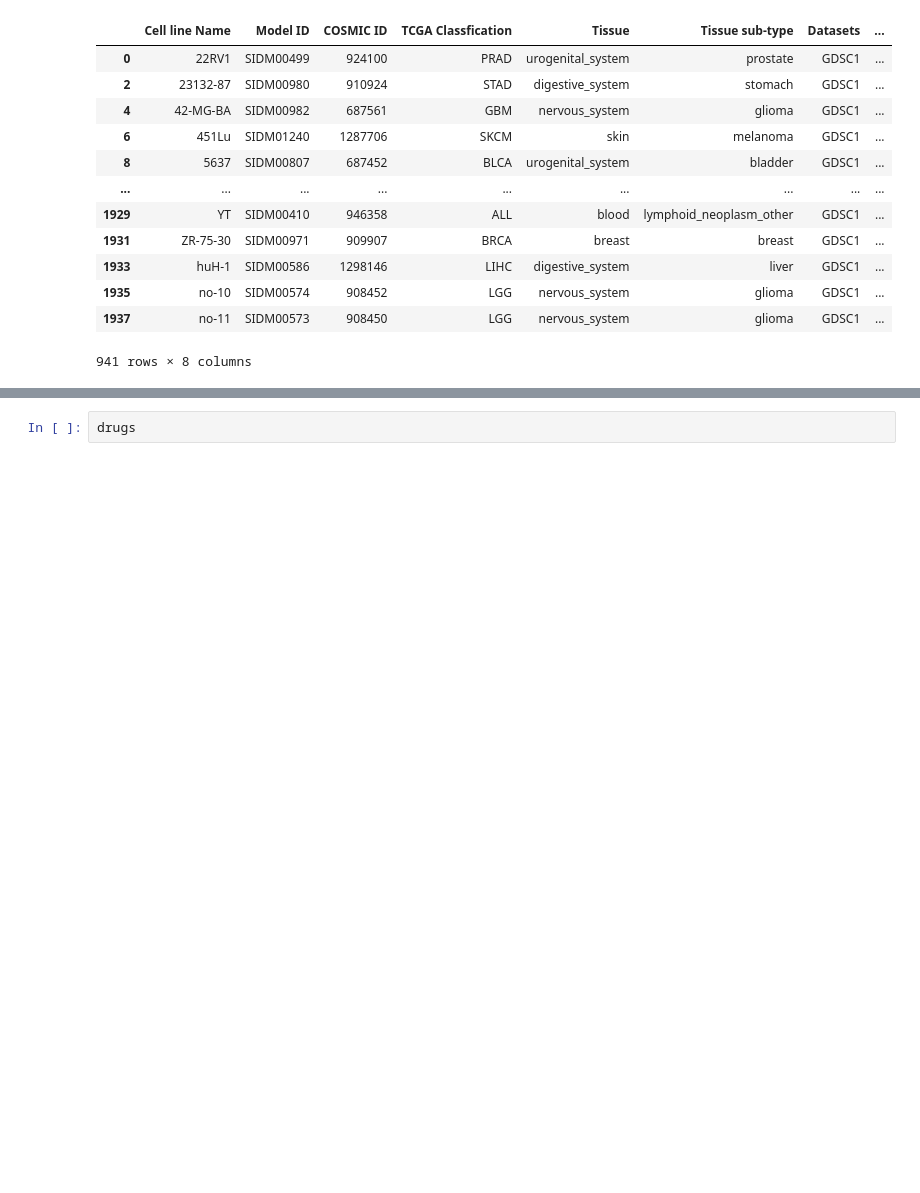
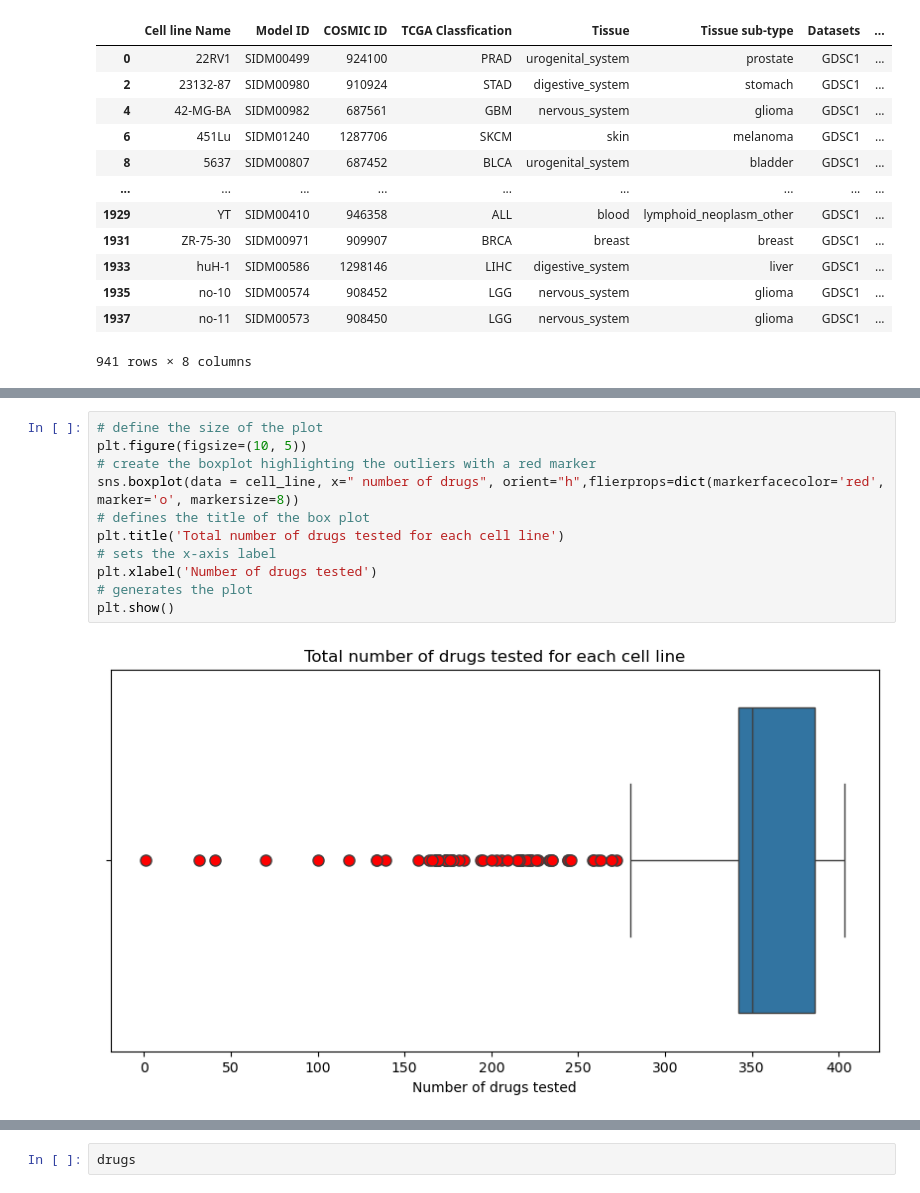
Before and after one commit to ricardofoliveira61/ML-data-analysis, a Jupyter notebook: GDSC1.ipynb, the cells around one changed output, grey strips where cells are left out. Cells and saved outputs as stored; diff of their text form; blank space fills up the shorter version.

```diff
--- a/GDSC1.ipynb
+++ b/GDSC1.ipynb
@@ -150,0 +192,13 @@ cell_line
+# %%
+# define the size of the plot
+plt.figure(figsize=(10, 5))
+# create the boxplot highlighting the outliers with a red marker
+sns.boxplot(data = cell_line, x=" number of drugs", orient="h",flierprops=dict(markerfacecolor='red', marker='o', markersize=8))
+# defines the title of the box plot
+plt.title('Total number of drugs tested for each cell line')
+# sets the x-axis label
+plt.xlabel('Number of drugs tested')
+# generates the plot
+plt.show()
+# %% [output]
+[figure, added]
```
Also changed, not shown: parts of 9 cells of this notebook.
